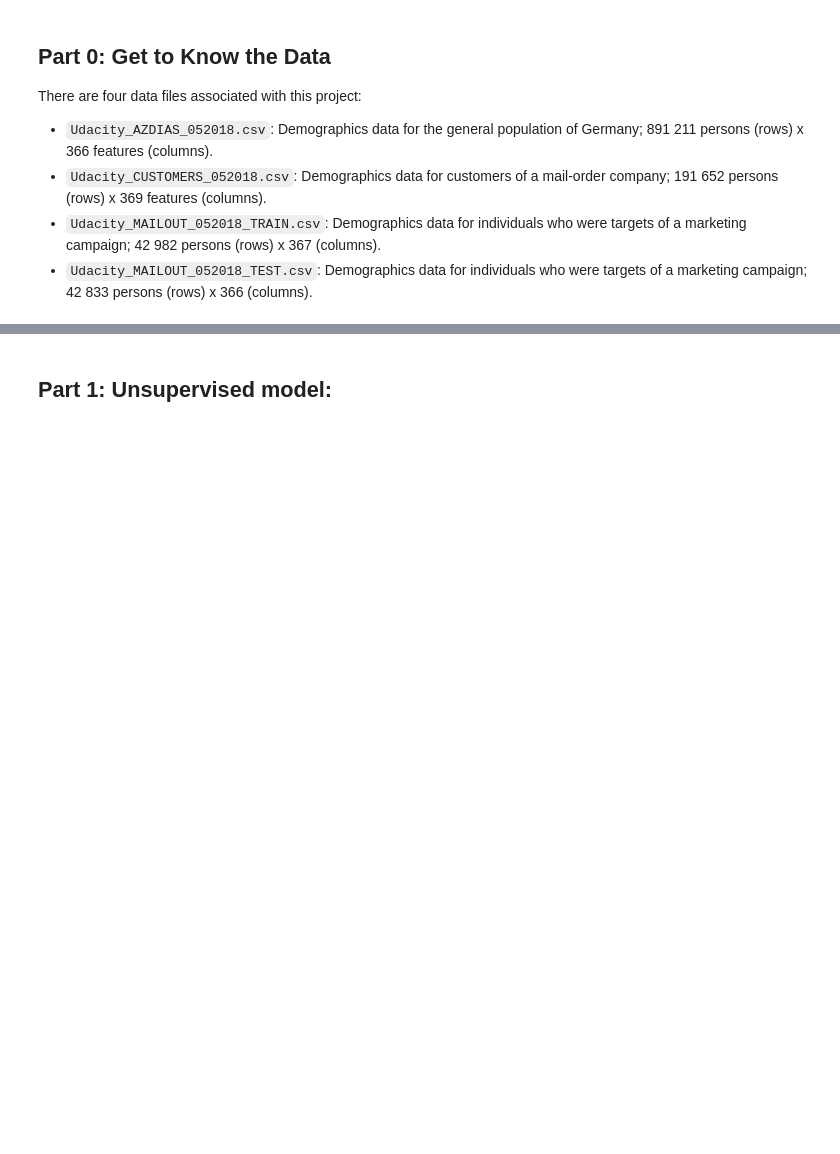
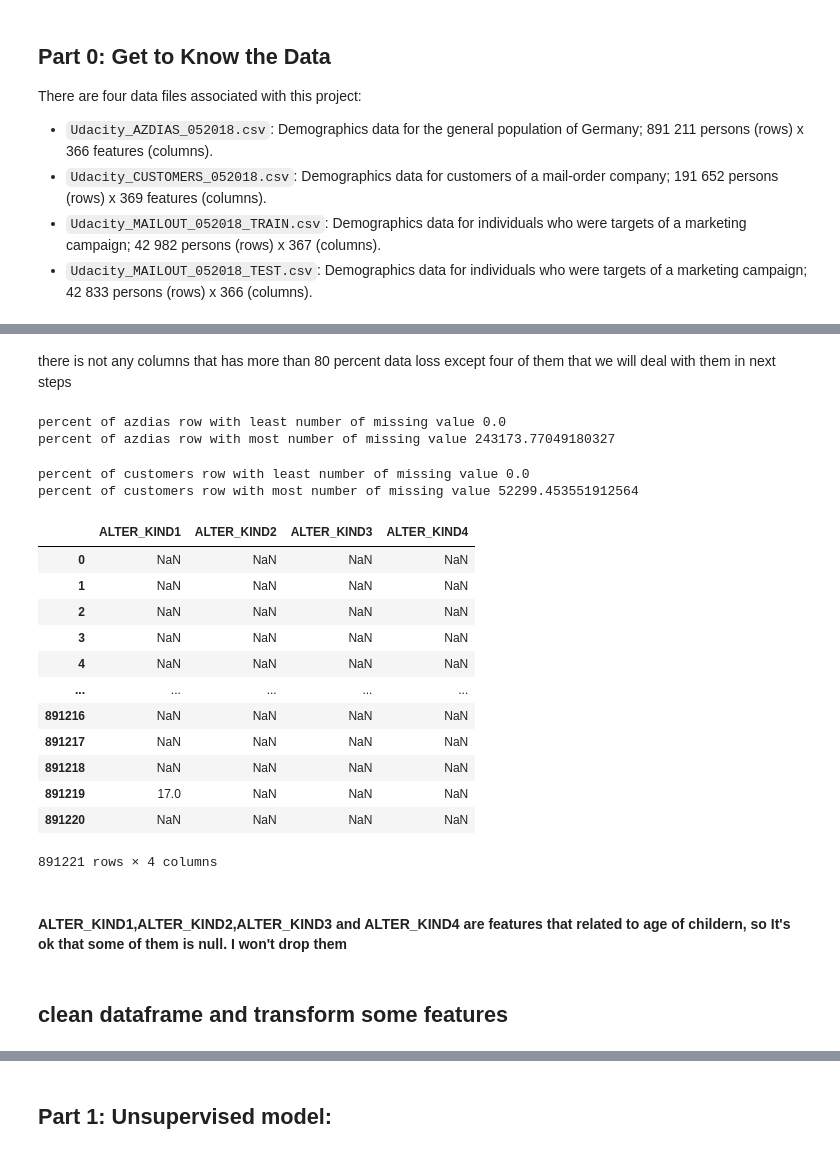
Before and after one commit to meysamhadigheh/Udacity-Arvato-Capstone-Project, a Jupyter notebook: 1_Unsupervised model and Get to know data.ipynb, the cells around one changed output, grey strips where cells are left out. Saved outputs shown, nothing was run; the diff lists cells and outputs as text; code cells hidden in the pictures; blank space fills up the shorter version.

```diff
--- a/1_Unsupervised model and Get to know data.ipynb
+++ b/1_Unsupervised model and Get to know data.ipynb
@@ -286,0 +246,36 @@ plt.legend()
+# %%
+# make a list that have unknown values of each attribute
+unkown_attributes_list = attributes[attributes['Meaning'].isin(unkown_list)]
+# %%
+def unknown_to_nan(dataframe):
+
+    # rotate through all of unkown attributes
+    for row in unkown_attributes_list.iterrows():
+
+        # list the missed Value attributes from attributs excel file
+        missed_values_list = row[1]['Value']
+
+        # list the attributes from attributs excel file
+        attribute = row[1]['Attribute']
+
+        # to pass if columns is not in dataframe
+        if attribute not in dataframe.columns:
+
+            continue
+
+        # to pass if value is integer
+        if isinstance(missed_values_list, int):
+
+            dataframe[attribute].replace(missed_values_list, -1, inplace=True)
+         # to pass if value is String
+        elif isinstance(missed_values_list, str):
+
+            #parses the expression to make it as integer -1 with unkown
+            eval("dataframe[attribute].replace([" + missed_values_list + "], -1, inplace=True)")
+
+            dataframe[attribute].replace(missed_values_list, -1, inplace=True)
+
+    return dataframe
+# %%
+#change all azdias unkown value to fill with -1
+azdias = unknown_to_nan(azdias)
@@ -286,0 +301,43 @@ plt.legend()
+# %% [markdown]
+there is not any columns that has more than 80 percent data loss except four of them that we will deal with them in next steps
+# %%
+azdias_missing_rows = azdias.isnull().sum()/(len(azdias.columns))*100
+
+print("percent of azdias row with least number of missing value",azdias_missing_rows.min())
+print("percent of azdias row with most number of missing value",azdias_missing_rows.max())
+# %% [output]
+percent of azdias row with least number of missing value 0.0
+percent of azdias row with most number of missing value 243173.77049180327
+# %%
+customers_missing_rows = customers.isnull().sum()/(len(customers.columns))*100
+
+print("percent of customers row with least number of missing value",customers_missing_rows.min())
+print("percent of customers row with most number of missing value",customers_missing_rows.max())
+# %% [output]
+percent of customers row with least number of missing value 0.0
+percent of customers row with most number of missing value 52299.453551912564
+# %%
+
+azdias_missing_columns = azdias.isnull().sum()/(len(azdias))
+# %%
+#list which features have missing value more than 80 percent
+missing_percent=0.80
+azdias[azdias_missing_columns[azdias_missing_columns > missing_percent].index]
+# %% [output]
+|  | ALTER_KIND1 | ALTER_KIND2 | ALTER_KIND3 | ALTER_KIND4 |
+| 0 | NaN | NaN | NaN | NaN |
+| 1 | NaN | NaN | NaN | NaN |
+| 2 | NaN | NaN | NaN | NaN |
+| 3 | NaN | NaN | NaN | NaN |
+| 4 | NaN | NaN | NaN | NaN |
+| ... | ... | ... | ... | ... |
+| 891216 | NaN | NaN | NaN | NaN |
+| 891217 | NaN | NaN | NaN | NaN |
+| 891218 | NaN | NaN | NaN | NaN |
+| 891219 | 17.0 | NaN | NaN | NaN |
+| 891220 | NaN | NaN | NaN | NaN |
+891221 rows × 4 columns
+# %% [markdown]
+#### ALTER_KIND1,ALTER_KIND2,ALTER_KIND3 and ALTER_KIND4 are features that related to age of childern, so It's ok that some of them is null. I won't drop them
+# %% [markdown]
+## clean dataframe and transform some features
```
Also changed, not shown: parts of 90 cells of this notebook, 3 other files.
